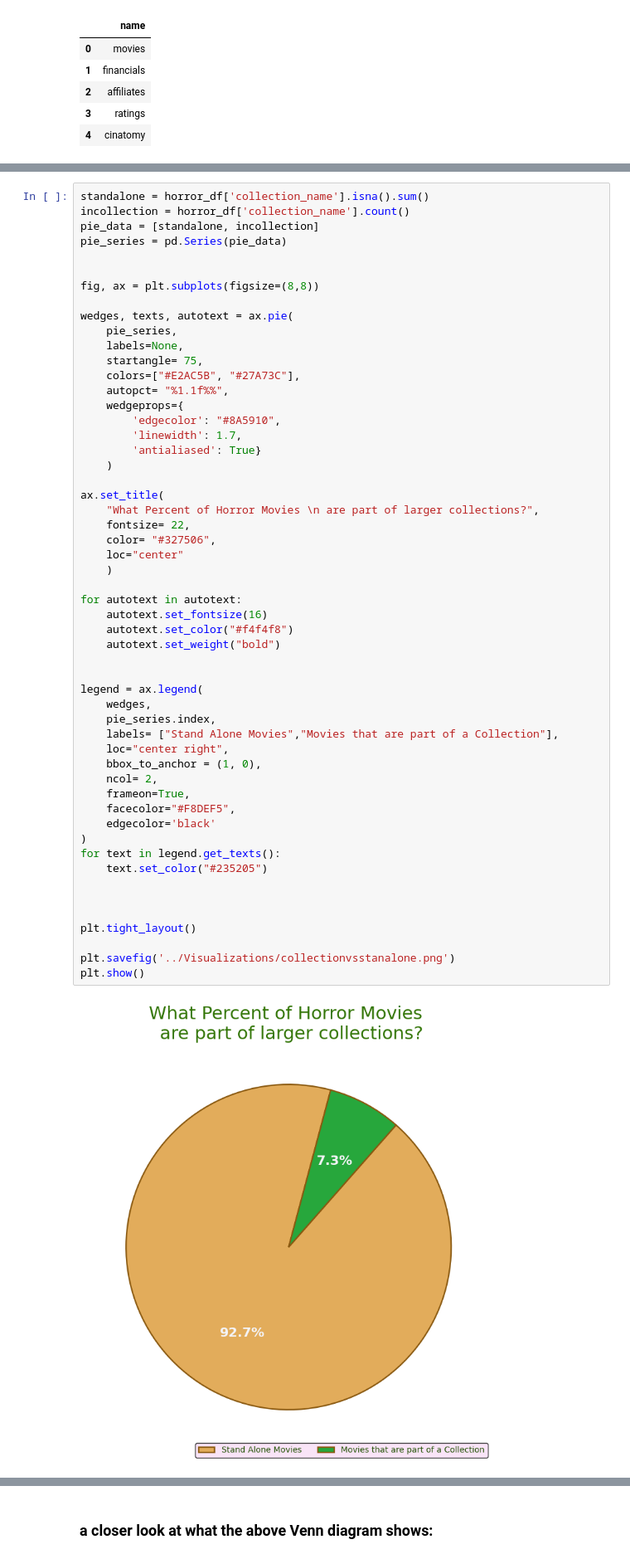
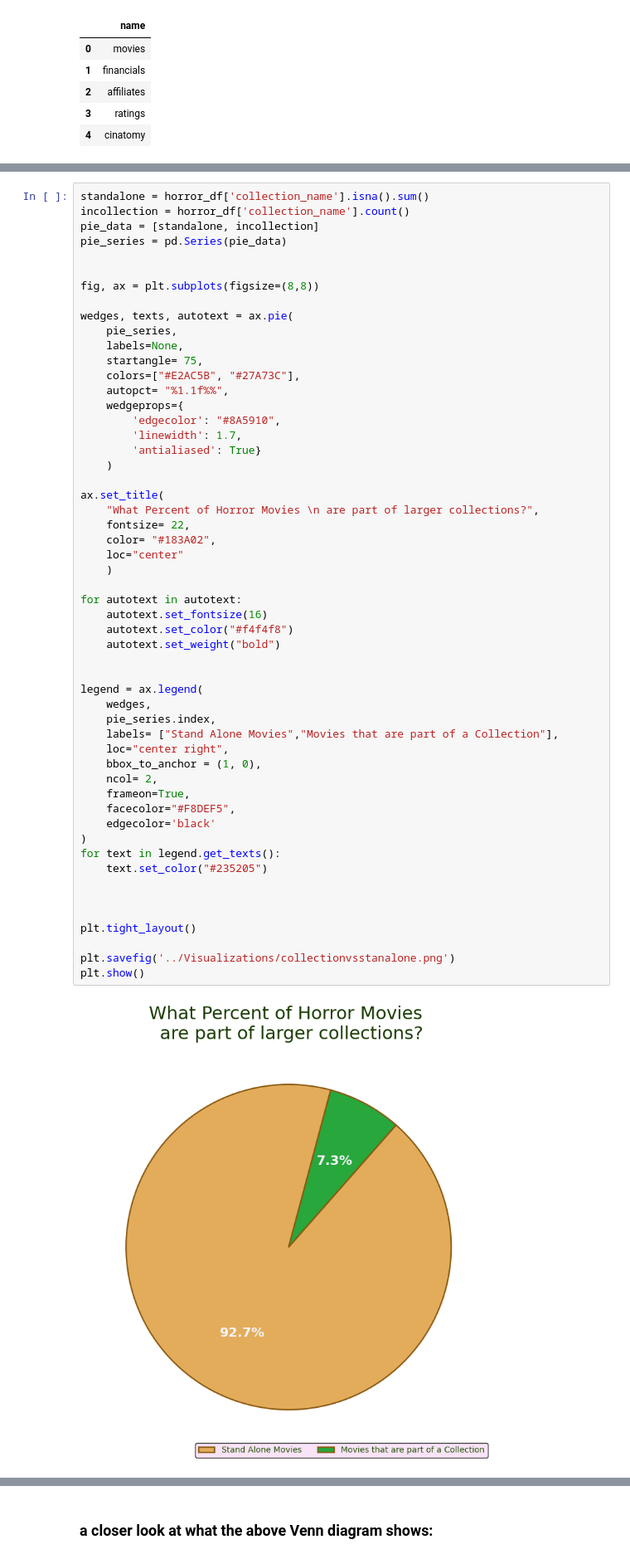
Before and after one commit to JessicaLindsey5514/The_Perfect_Horror_Movie, a Jupyter notebook: Notebooks/perfect_horror_movie.ipynb, the cells around one changed output, grey strips where cells are left out. Shown at 83% size. Drawn from its saved outputs; the diff is of its cells as text.

```diff
--- a/Notebooks/perfect_horror_movie.ipynb
+++ b/Notebooks/perfect_horror_movie.ipynb
@@ -1069,35 +1097,35 @@ wedges, texts, autotext = ax.pie(
 ax.set_title(
     "What Percent of Horror Movies \n are part of larger collections?",
     fontsize= 22,
-    color= "#327506",
+    color= "#183A02",
     loc="center"
     )
 
 for autotext in autotext:
     autotext.set_fontsize(16)
     autotext.set_color("#f4f4f8")
     autotext.set_weight("bold")
 
 
 legend = ax.legend(
     wedges,
     pie_series.index,
     labels= ["Stand Alone Movies","Movies that are part of a Collection"],
     loc="center right",
     bbox_to_anchor = (1, 0),
     ncol= 2,
     frameon=True,
     facecolor="#F8DEF5",
     edgecolor='black'
 )
 for text in legend.get_texts():
     text.set_color("#235205")
 
 
 
 plt.tight_layout()
 
 plt.savefig('../Visualizations/collectionvsstanalone.png')
 plt.show()
 # %% [output]
-[figure, old version]
+[figure, new version]
```
Also changed, not shown: parts of 59 cells of this notebook, 5 other files.
